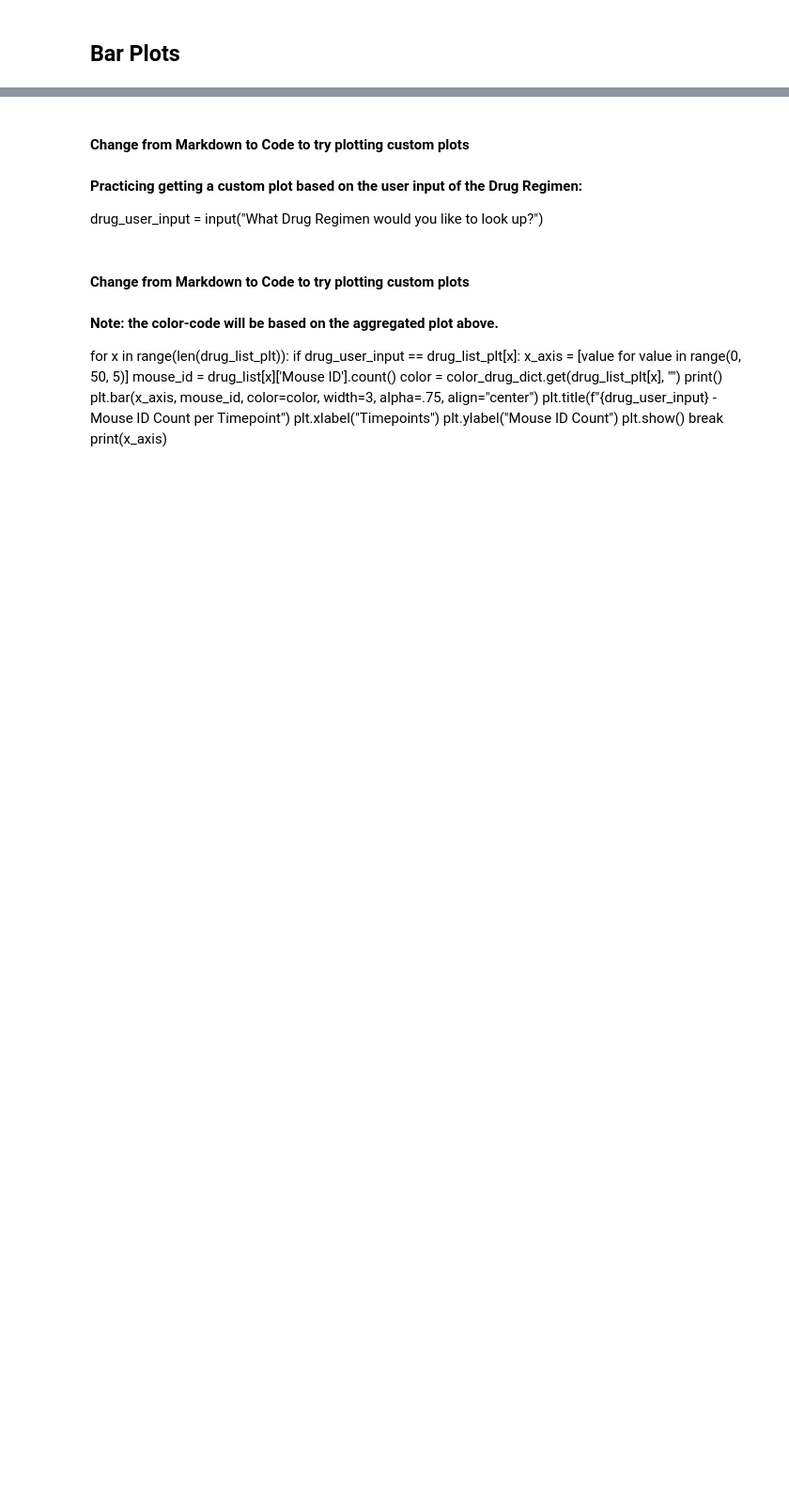
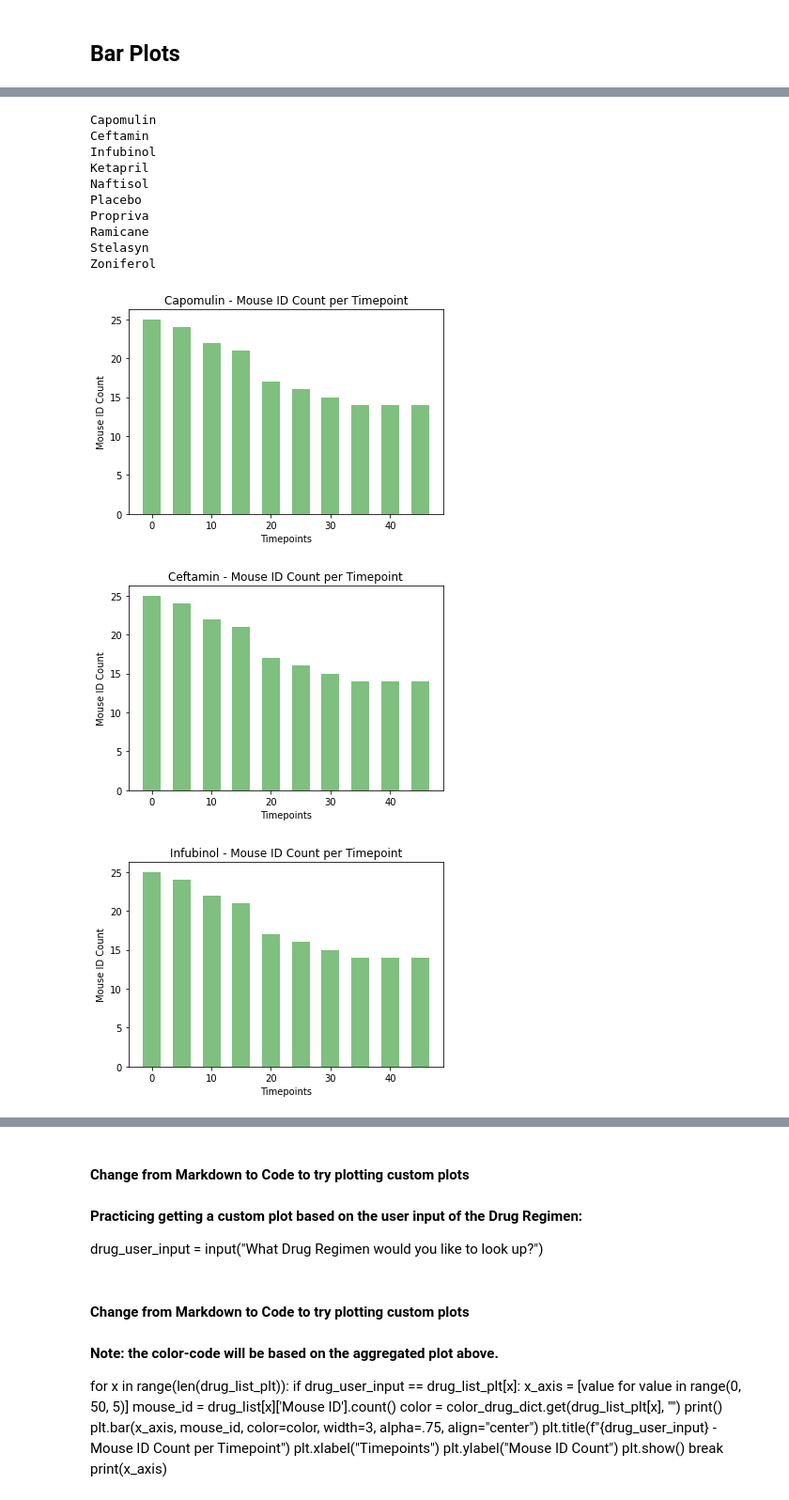
Before and after one commit to IrinaUX/MatPlotLib_hw, a Jupyter notebook: pymaceuticals_starter-Copy6_Statisctics.ipynb, the cells around one changed output, grey strips where cells are left out. Shown at 94% size. Saved outputs shown, nothing was run; the diff lists cells and outputs as text; code cells hidden in the pictures; blank space fills up the shorter version.

```diff
--- a/pymaceuticals_starter-Copy6_Statisctics.ipynb
+++ b/pymaceuticals_starter-Copy6_Statisctics.ipynb
@@ -90,23 +114,37 @@ len(clean_df["Mouse ID"].unique())
 # %%
-# # Same plots using plt.bar
-# x_axis = [value for value in range(0, 50, 5)]
-# # Start with 'Capomulin'
-# drug_list_plt = summary_table1.index.tolist()
-# drug_name_plt = ""
-# for x in range(len(drug_list_plt)):
-#     drug_name_plt = drug_list_plt[x]
-#     print(drug_name_plt)
+# Same plots using plt.bar
+x_axis = [value for value in range(0, 50, 5)]
+# Start with 'Capomulin'
+drug_list_plt = summary_table1.index.tolist()
+drug_name_plt = ""
+for x in range(len(drug_list_plt)):
+    drug_name_plt = drug_list_plt[x]
+    print(drug_name_plt)
 
-# drug_list_plt = summary_table1.index.tolist()
-# drug_name_plt = ""
-# for x in range(len(drug_list)):
-#     drug_name_plt = drug_list_plt[x]
-#     #print(drug_name_plt)
-#     plt.bar(x_axis, mouse_id, color='g', alpha=0.5, width=3, align="center")
+drug_list_plt = summary_table1.index.tolist()
+drug_name_plt = ""
+for x in range(len(drug_list)):
+    drug_name_plt = drug_list_plt[x]
+    #print(drug_name_plt)
+    plt.bar(x_axis, mouse_id, color='g', alpha=0.5, width=3, align="center")
 
-#     #plt.xticks(value for value in range(0, 50, 5))
-#     plt.title(f"{drug_name_plt} - Mouse ID Count per Timepoint")
-#     plt.xlabel("Timepoints")
-#     plt.ylabel("Mouse ID Count")
-#     plt.savefig(f"{drug_name_plt}_MouseID_Count_per_Timepoint")
-#     plt.show()
+    #plt.xticks(value for value in range(0, 50, 5))
+    plt.title(f"{drug_name_plt} - Mouse ID Count per Timepoint")
+    plt.xlabel("Timepoints")
+    plt.ylabel("Mouse ID Count")
+    plt.savefig(f"{drug_name_plt}_MouseID_Count_per_Timepoint")
+    plt.show()
+# %% [output]
+Capomulin
+Ceftamin
+Infubinol
+Ketapril
+Naftisol
+Placebo
+Propriva
+Ramicane
+Stelasyn
+Zoniferol
+[figure, added]
+[figure, added]
+[figure, added]
```
Also changed, not shown: parts of 28 cells of this notebook.
